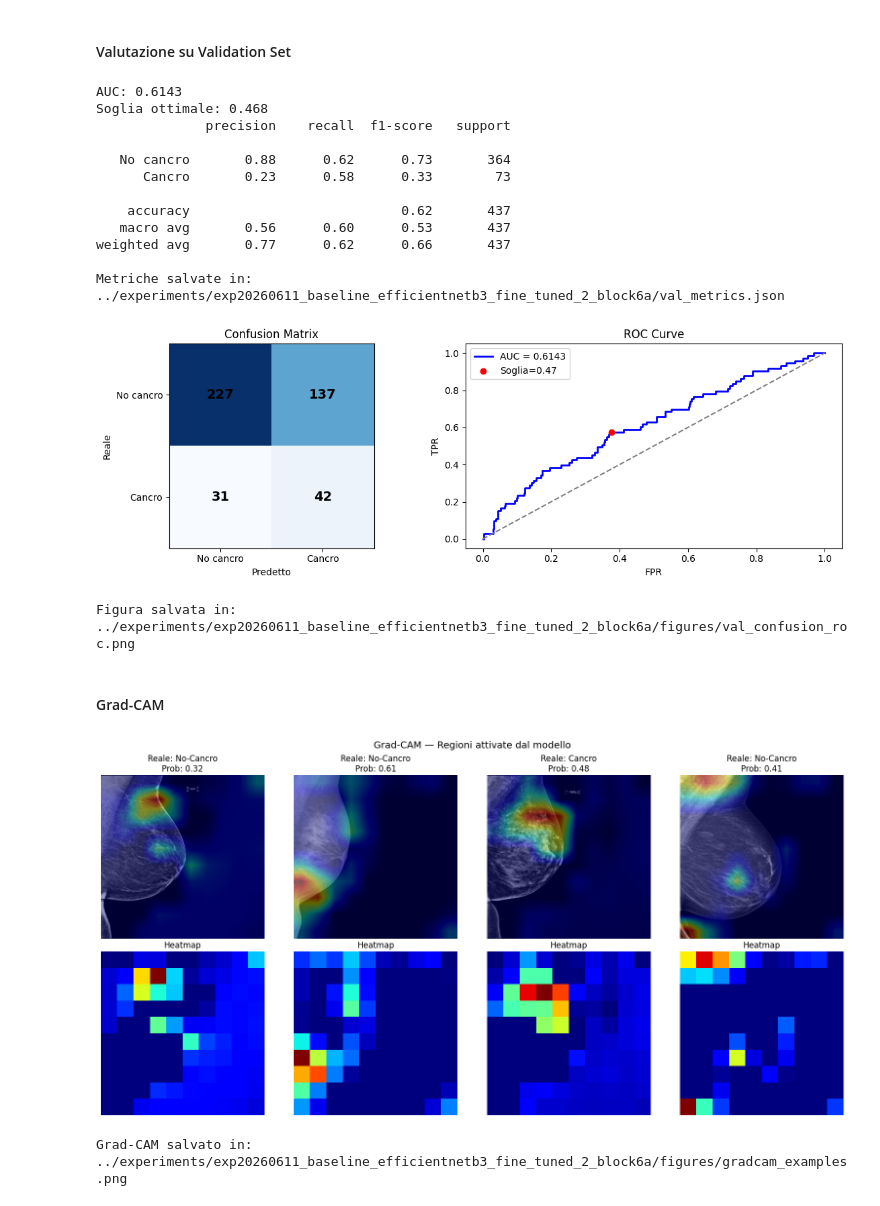
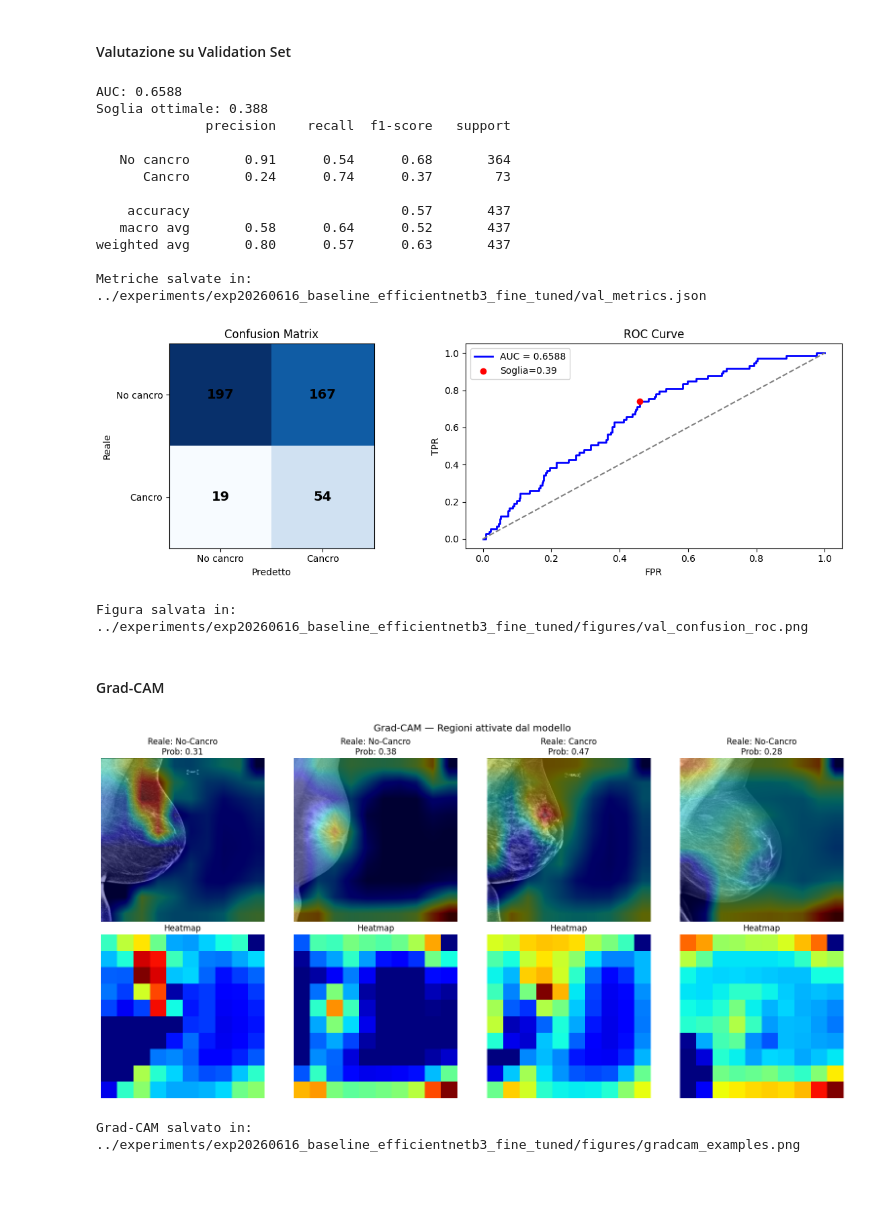
Before and after one commit to MarrasFederico/MammoDiffusion-v1.1, a Jupyter notebook: notebooks/05_Classificatore_Baseline_EfficientNetB3_FineTuned.ipynb, the cells around one changed output. Cells and saved outputs as stored; diff of their text form; code cells hidden in the pictures.

```diff
--- a/notebooks/05_Classificatore_Baseline_EfficientNetB3_FineTuned.ipynb
+++ b/notebooks/05_Classificatore_Baseline_EfficientNetB3_FineTuned.ipynb
@@ -58,7 +58,7 @@ IMAGENET_MEAN = tf.constant([0.485, 0.456, 0.406])
 IMAGENET_STD = tf.constant([0.229, 0.224, 0.225])
 
 # Cartella per salvare i modelli
-OUTPUT_DIR = os.path.join(BASE_PATH, 'experiments', 'exp20260611_baseline_efficientnetb3_fine_tuned_2_block6a')
+OUTPUT_DIR = os.path.join(BASE_PATH, 'experiments', 'exp20260616_baseline_efficientnetb3_fine_tuned')
 os.makedirs(OUTPUT_DIR, exist_ok=True)
 
 # Imposta il seed per la riproducibilità
@@ -548,6 +567,8 @@ os.makedirs(FIGURES_DIR, exist_ok=True)
 
 metrics_dict = {
     'split': 'validation',
+    'backbone': 'EfficientNetB3',
+    'experiment_name': os.path.basename(OUTPUT_DIR),
     'auc': round(float(val_auc), 4),
     'optimal_threshold_youden': round(float(best_threshold), 4),
     'accuracy': round(float((y_pred == y_true).mean()), 4),
@@ -564,43 +585,43 @@ print(f"Metriche salvate in: {metrics_path}")
 # Figura: Confusion Matrix + ROC curve
 cm = confusion_matrix(y_true, y_pred)
 fig, axes = plt.subplots(1, 2, figsize=(12, 4))
 
 axes[0].imshow(cm, cmap='Blues')
 axes[0].set_xticks([0, 1]); axes[0].set_yticks([0, 1])
 axes[0].set_xticklabels(['No cancro', 'Cancro'])
 axes[0].set_yticklabels(['No cancro', 'Cancro'])
 axes[0].set_xlabel('Predetto'); axes[0].set_ylabel('Reale')
 axes[0].set_title('Confusion Matrix')
 for i in range(2):
     for j in range(2):
         axes[0].text(j, i, cm[i, j], ha='center', va='center', fontsize=14, fontweight='bold')
 
 axes[1].plot(fpr, tpr, color='blue', lw=2, label=f'AUC = {val_auc:.4f}')
 axes[1].plot([0, 1], [0, 1], '--', color='gray')
 axes[1].scatter(fpr[youden_idx], tpr[youden_idx], color='red', zorder=5, label=f'Soglia={best_threshold:.2f}')
 axes[1].set_xlabel('FPR'); axes[1].set_ylabel('TPR')
 axes[1].set_title('ROC Curve'); axes[1].legend()
 
 plt.tight_layout()
 fig_path = os.path.join(FIGURES_DIR, 'val_confusion_roc.png')
 fig.savefig(fig_path, dpi=150, bbox_inches='tight')
 plt.show()
 print(f"Figura salvata in: {fig_path}")
 # %% [output]
-AUC: 0.6143
-Soglia ottimale: 0.468
+AUC: 0.6588
+Soglia ottimale: 0.388
               precision    recall  f1-score   support
 
-   No cancro       0.88      0.62      0.73       364
-      Cancro       0.23      0.58      0.33        73
+   No cancro       0.91      0.54      0.68       364
+      Cancro       0.24      0.74      0.37        73
 
-    accuracy                           0.62       437
-   macro avg       0.56      0.60      0.53       437
-weighted avg       0.77      0.62      0.66       437
+    accuracy                           0.57       437
+   macro avg       0.58      0.64      0.52       437
+weighted avg       0.80      0.57      0.63       437
 
-Metriche salvate in: ../experiments/exp20260611_baseline_efficientnetb3_fine_tuned_2_block6a/val_metrics.json
+Metriche salvate in: ../experiments/exp20260616_baseline_efficientnetb3_fine_tuned/val_metrics.json
-[figure, old version]
+[figure, new version]
-Figura salvata in: ../experiments/exp20260611_baseline_efficientnetb3_fine_tuned_2_block6a/figures/val_confusion_roc.png
+Figura salvata in: ../experiments/exp20260616_baseline_efficientnetb3_fine_tuned/figures/val_confusion_roc.png
 # %% [markdown]
 #### Grad-CAM
 # %%
@@ -669,5 +690,5 @@ fig.savefig(gradcam_path, dpi=150, bbox_inches='tight')
 plt.show()
 print(f"Grad-CAM salvato in: {gradcam_path}")
 # %% [output]
-[figure, old version]
+[figure, new version]
-Grad-CAM salvato in: ../experiments/exp20260611_baseline_efficientnetb3_fine_tuned_2_block6a/figures/gradcam_examples.png
+Grad-CAM salvato in: ../experiments/exp20260616_baseline_efficientnetb3_fine_tuned/figures/gradcam_examples.png
```
Also changed, not shown: parts of 6 cells of this notebook, 13 other files.
